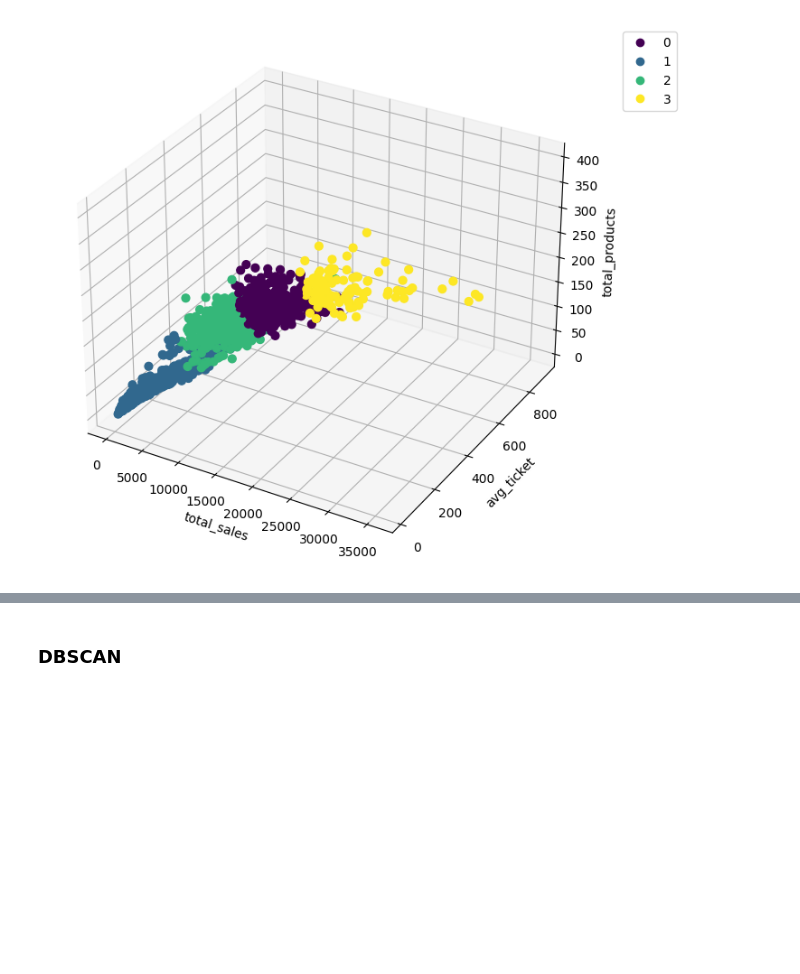
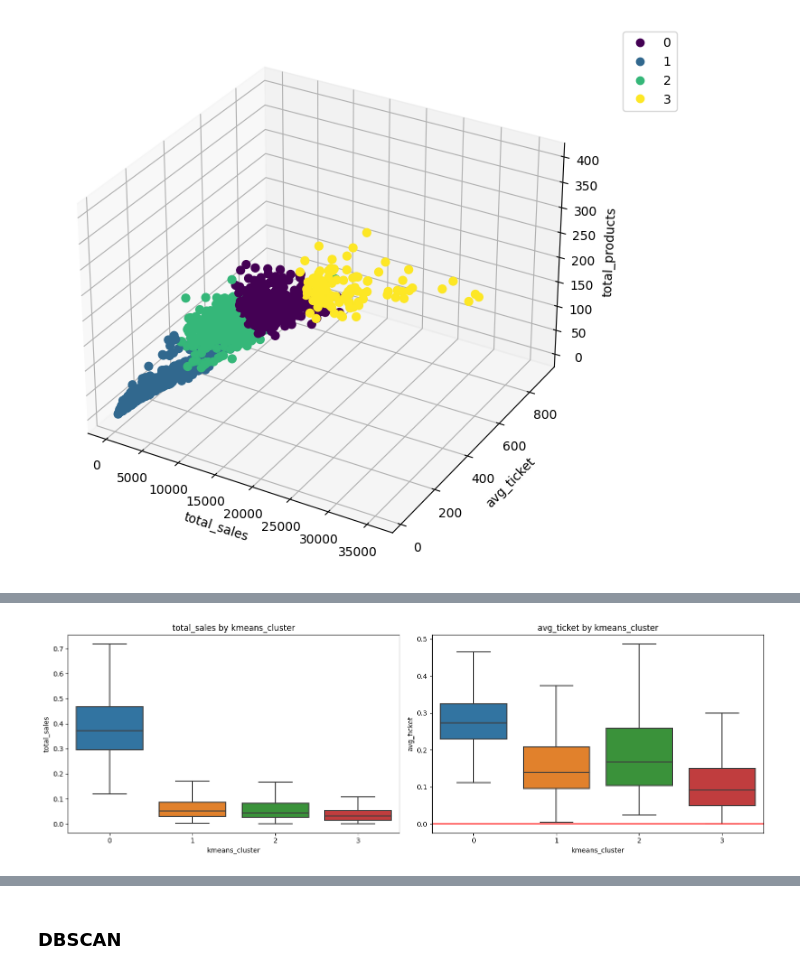
Before and after one commit to pauloreis-ds/machine-learning-essentials, a Jupyter notebook: clustering/p02v01_clustering.ipynb, the cells around one changed output, grey strips where cells are left out. Drawn from its saved outputs; the diff is of its cells as text; code cells hidden in the pictures; blank space fills up the shorter version.

```diff
--- a/clustering/p02v01_clustering.ipynb
+++ b/clustering/p02v01_clustering.ipynb
@@ -398,0 +453,4 @@ plt.show()
+# %%
+plot_cluster_boxplots(df_customer_abt_scaled, 'kmeans_cluster', 'total_sales', 'avg_ticket')
+# %% [output]
+[figure, added]
```
Also changed, not shown: parts of 28 cells of this notebook.
